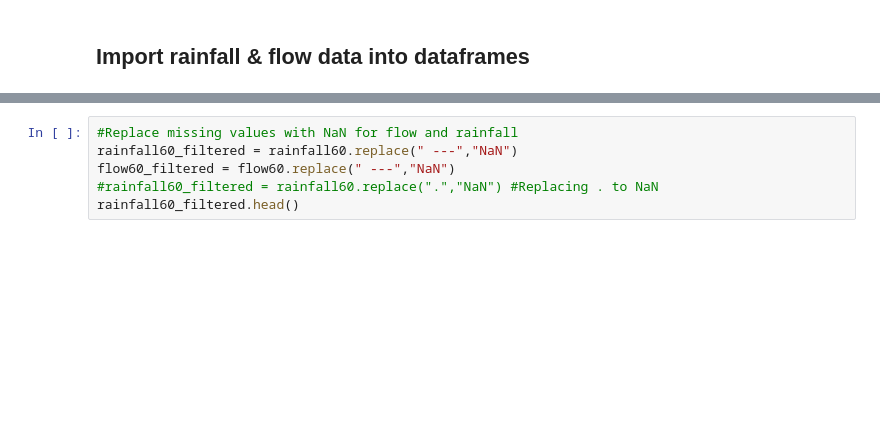
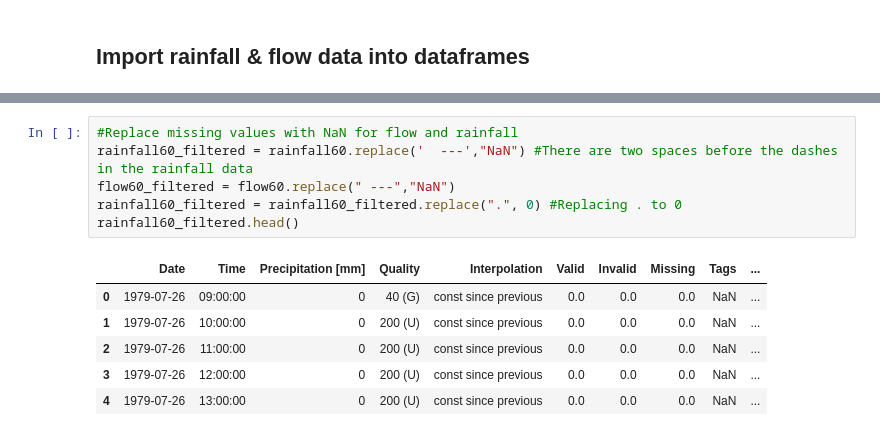
Before and after one commit to ai4er-cdt/flood_risk_shipston, a Jupyter notebook: rainfall_data.ipynb, the cells around one changed output, grey strips where cells are left out. Cells and saved outputs as stored; diff of their text form; blank space fills up the shorter version.

Commit message:
fixed rainfall data

```diff
--- a/rainfall_data.ipynb
+++ b/rainfall_data.ipynb
@@ -32,9 +18,16 @@ rainfall60 = pd.read_excel('EA_files_subsample/Shipston Wiski data - 60 min.xlsx
 # %%
 #Replace missing values with NaN for flow and rainfall
-rainfall60_filtered = rainfall60.replace(" ---","NaN")
+rainfall60_filtered = rainfall60.replace('  ---',"NaN") #There are two spaces before the dashes in the rainfall data
 flow60_filtered = flow60.replace(" ---","NaN")
-#rainfall60_filtered = rainfall60.replace(".","NaN") #Replacing . to NaN
+rainfall60_filtered = rainfall60_filtered.replace(".", 0) #Replacing . to 0
 rainfall60_filtered.head()
+# %% [output]
+|  | Date | Time | Precipitation [mm] | Quality | Interpolation | Valid | Invalid | Missing | Tags | ... |
+| 0 | 1979-07-26 | 09:00:00 | 0 | 40 (G) | const since previous | 0.0 | 0.0 | 0.0 | NaN | ... |
+| 1 | 1979-07-26 | 10:00:00 | 0 | 200 (U) | const since previous | 0.0 | 0.0 | 0.0 | NaN | ... |
+| 2 | 1979-07-26 | 11:00:00 | 0 | 200 (U) | const since previous | 0.0 | 0.0 | 0.0 | NaN | ... |
+| 3 | 1979-07-26 | 12:00:00 | 0 | 200 (U) | const since previous | 0.0 | 0.0 | 0.0 | NaN | ... |
+| 4 | 1979-07-26 | 13:00:00 | 0 | 200 (U) | const since previous | 0.0 | 0.0 | 0.0 | NaN | ... |
 # %%
 #Print rainfall data with missing values - only 3 values missing
 print(rainfall60['Date'][rainfall60['Quality']=='missing'].unique())
```
Also changed, not shown: parts of 9 cells of this notebook.
